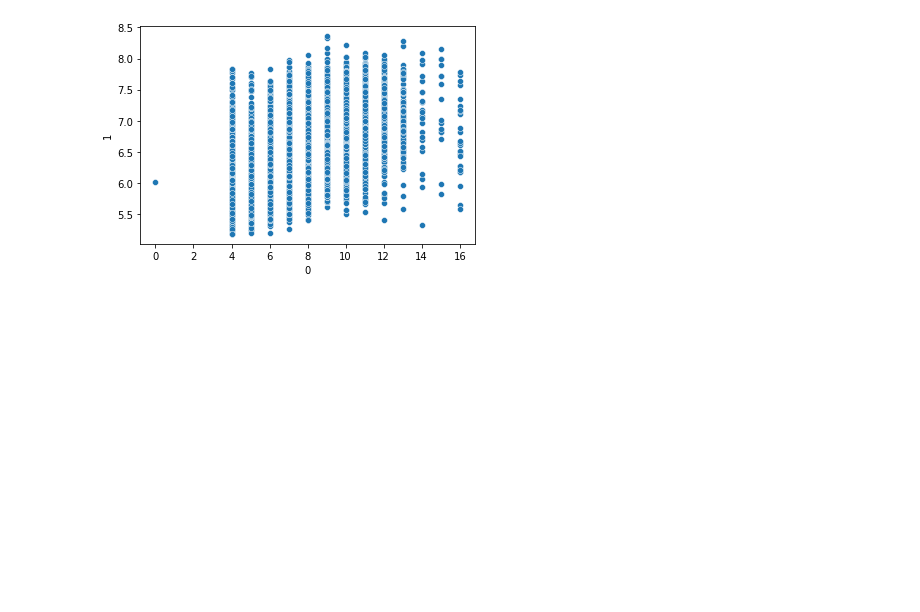
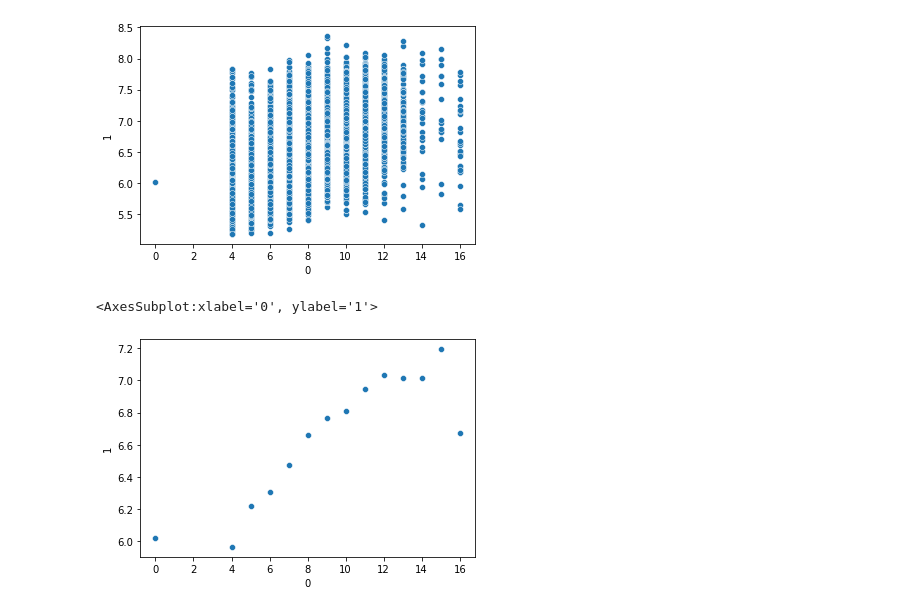
Before and after one commit to WoodsCharlie/MoonBoard-Classifier, a Jupyter notebook: direction_based_classifier.ipynb, the cells around one changed output. Cells and saved outputs as stored; diff of their text form; code cells hidden in the pictures; blank space fills up the shorter version.

Commit message:
added graph

```diff
--- a/direction_based_classifier.ipynb
+++ b/direction_based_classifier.ipynb
@@ -208,3 +208,10 @@ sns.scatterplot(data=actual_vs_pred, x=0, y=1)
 # %% [output]
 <AxesSubplot:xlabel='0', ylabel='1'>
 [figure]
+# %%
+grouped = actual_vs_pred.groupby([0]).mean()
+grouped.reset_index(inplace=True)
+sns.scatterplot(data=grouped, x=0, y=1)
+# %% [output]
+<AxesSubplot:xlabel='0', ylabel='1'>
+[figure, added]
```
